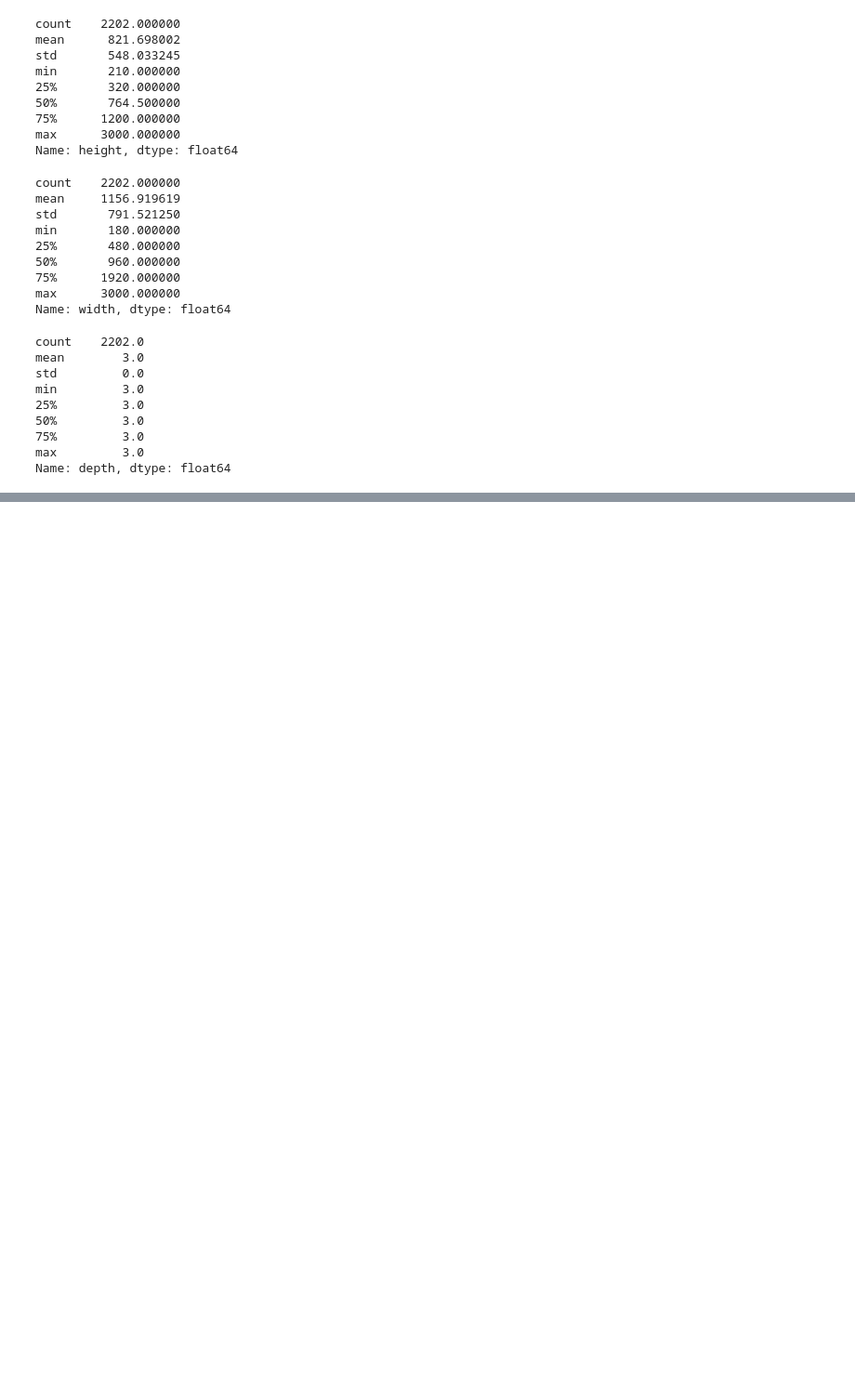
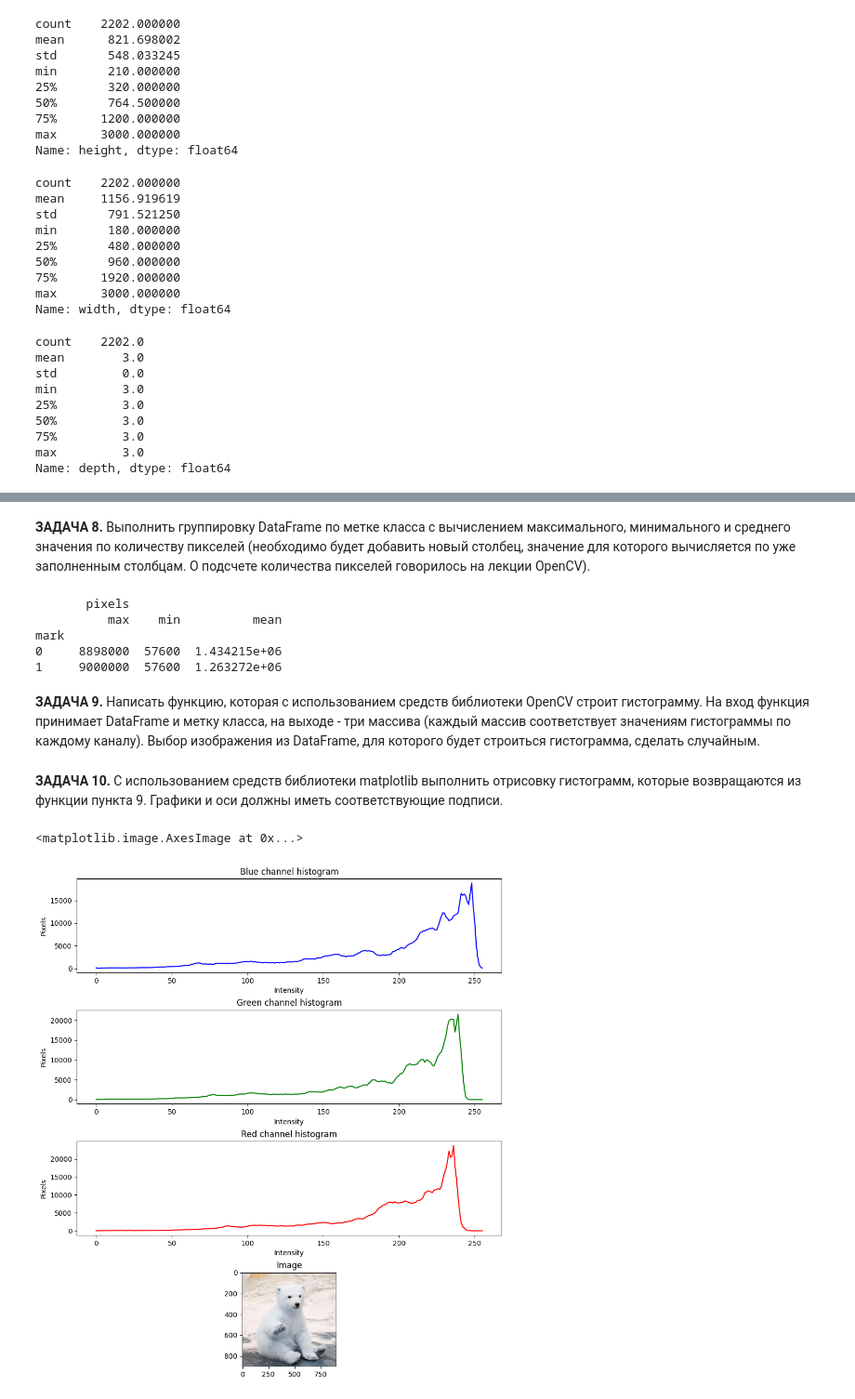
Before and after one commit to NozdryakovaMarina/labpy_4, a Jupyter notebook: df_csv.ipynb, the cells around one changed output, grey strips where cells are left out. Shown: that part at 93% size. Saved outputs shown, nothing was run; the diff lists cells and outputs as text; code cells hidden in the pictures; blank space fills up the shorter version.

```diff
--- a/df_csv.ipynb
+++ b/df_csv.ipynb
@@ -149,0 +219,59 @@ Index: []
+# %% [markdown]
+**ЗАДАЧА 8.** Выполнить группировку DataFrame по метке класса с вычислением максимального, минимального и среднего значения по количеству пикселей (необходимо будет добавить новый столбец, значение для которого вычисляется по уже заполненным столбцам. О подсчете количества пикселей говорилось на лекции OpenCV).
+# %%
+df_new["pixels"] = df_new['height'] * df_new['width']
+n_df= df_new.groupby("mark").agg({"pixels": ['max', 'min', 'mean']})
+print(n_df)
+# %% [output]
+       pixels
+          max    min          mean
+mark
+0     8898000  57600  1.434215e+06
+1     9000000  57600  1.263272e+06
+# %% [markdown]
+**ЗАДАЧА 9.** Написать функцию, которая с использованием средств библиотеки OpenCV строит гистограмму. На вход функция принимает DataFrame и метку класса, на выходе - три массива (каждый массив соответствует значениям гистограммы по каждому каналу). Выбор изображения из DataFrame, для которого будет строиться гистограмма, сделать случайным.
+# %%
+def get_hist(df: pd.DataFrame, mark: int) -> np.ndarray:
+    """
+    The function provides obtaining histograms of images
+    from a DataFrame using the OpenCV library
+    """
+    df_m = mark_df(df, mark)
+    img = cv2.imread(df_m['absPath'][random.randint(0, len(df_m) - 1)])
+    h = []
+    for i in range(1 if len(img.shape) == 2 else img.shape[2]):
+        hist = cv2.calcHist([img], [i], None, [256], [0, 256])
+        h.append(hist)
+    return h, img
+# %% [markdown]
+**ЗАДАЧА 10.** С использованием средств библиотеки matplotlib выполнить отрисовку гистограмм, которые возвращаются из функции пункта 9. Графики и оси должны иметь соответствующие подписи.
+# %%
+h, img = get_hist(df_new, 0)
+
+fig = plt.figure(figsize=(10, 15))
+plt.subplots_adjust(bottom=0.2, top=0.85, wspace=0.3, hspace=0.4, left=0.1, right=0.95)
+
+fig.add_subplot(4, 1, 1)
+plt.title('Blue channel histogram')
+plt.plot(h[0], color = 'b')
+plt.xlabel('Intensity')
+plt.ylabel('Pixels')
+
+fig.add_subplot(4, 1, 2)
+plt.title('Green channel histogram')
+plt.plot(h[1], color = 'g')
+plt.xlabel('Intensity')
+plt.ylabel('Pixels')
+
+fig.add_subplot(4, 1, 3)
+plt.title('Red channel histogram')
+plt.plot(h[2], color = 'r')
+plt.xlabel('Intensity')
+plt.ylabel('Pixels')
+
+fig.add_subplot(4, 1, 4)
+plt.title('Image')
+plt.imshow(img)
+# %% [output]
+<matplotlib.image.AxesImage at 0x...>
+[figure, added]
```
Also changed, not shown: parts of 14 cells of this notebook.
